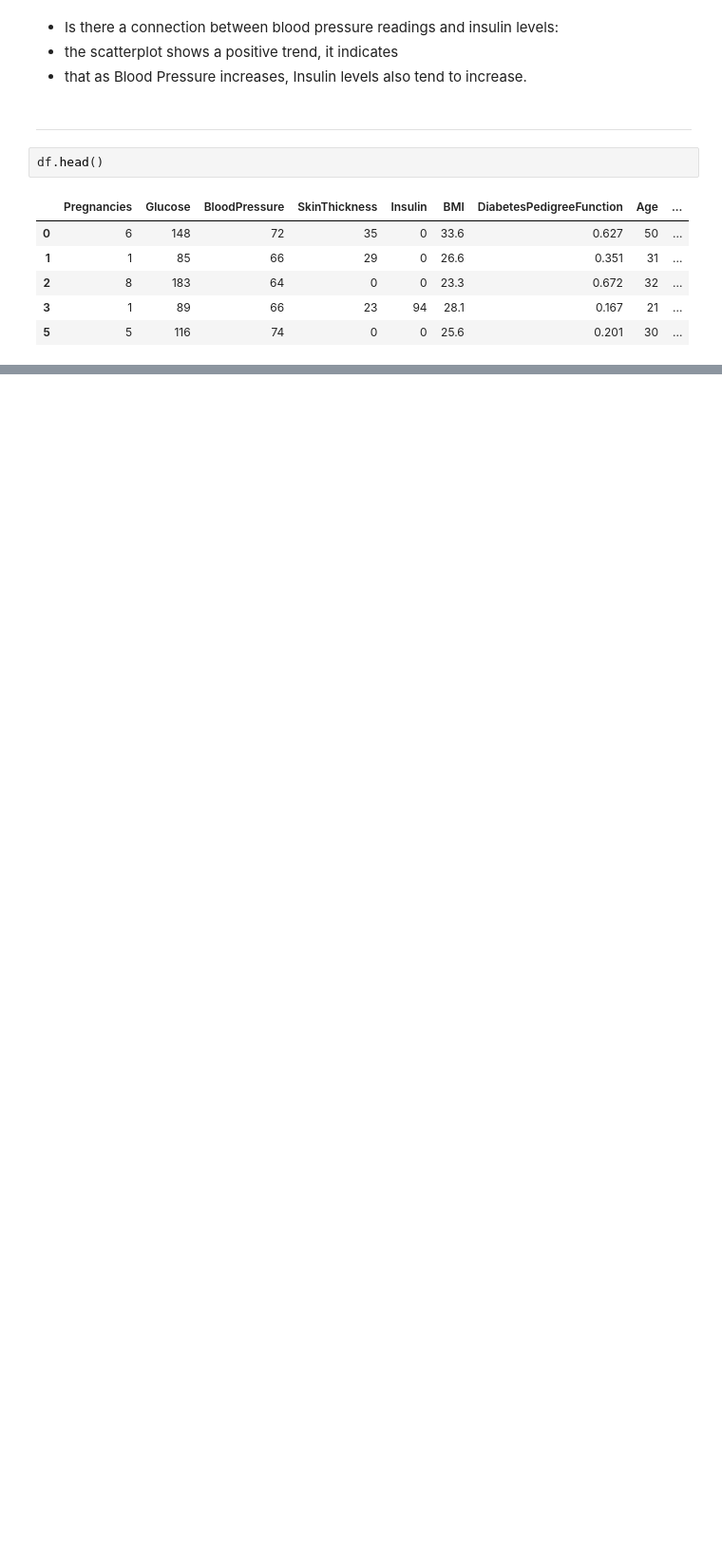
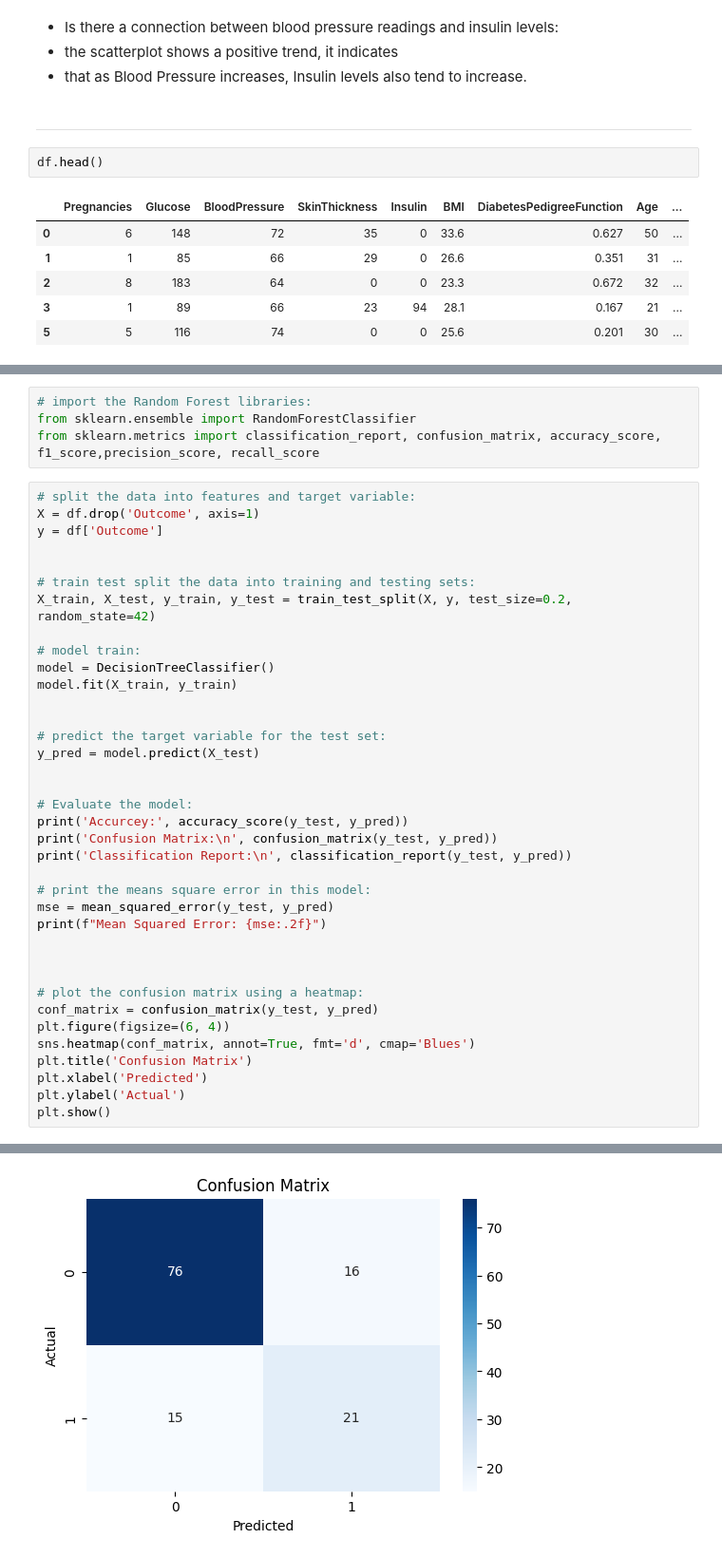
Before and after one commit to misbahkhattak718-pixel/Mentorship-Program--Devsil, a Jupyter notebook: Weekly Mini Projects/week 5/Diabetes_dataset_containing_patient_Health_indicators.ipynb, the cells around one changed output, grey strips where cells are left out. Shown at 95% size. Cells and saved outputs as stored; diff of their text form; blank space fills up the shorter version.

```diff
--- a/Weekly Mini Projects/week 5/Diabetes_dataset_containing_patient_Health_indicators.ipynb
+++ b/Weekly Mini Projects/week 5/Diabetes_dataset_containing_patient_Health_indicators.ipynb
@@ -847,0 +1005,42 @@ df.head()
+# %%
+# import the Random Forest libraries:
+from sklearn.ensemble import RandomForestClassifier
+from sklearn.metrics import classification_report, confusion_matrix, accuracy_score, f1_score,precision_score, recall_score
+# %%
+# split the data into features and target variable:
+X = df.drop('Outcome', axis=1)
+y = df['Outcome']
+
+
+# train test split the data into training and testing sets:
+X_train, X_test, y_train, y_test = train_test_split(X, y, test_size=0.2, random_state=42)
+
+# model train:
+model = DecisionTreeClassifier()
+model.fit(X_train, y_train)
+
+
+# predict the target variable for the test set:
+y_pred = model.predict(X_test)
+
+
+# Evaluate the model:
+print('Accurcey:', accuracy_score(y_test, y_pred))
+print('Confusion Matrix:\n', confusion_matrix(y_test, y_pred))
+print('Classification Report:\n', classification_report(y_test, y_pred))
+
+# print the means square error in this model:
+mse = mean_squared_error(y_test, y_pred)
+print(f"Mean Squared Error: {mse:.2f}")
+
+
+
+# plot the confusion matrix using a heatmap:
+conf_matrix = confusion_matrix(y_test, y_pred)
+plt.figure(figsize=(6, 4))
+sns.heatmap(conf_matrix, annot=True, fmt='d', cmap='Blues')
+plt.title('Confusion Matrix')
+plt.xlabel('Predicted')
+plt.ylabel('Actual')
+plt.show()
+# %% [output]
@@ -847,0 +1062 @@ df.head()
+[figure, added]
```
Also changed, not shown: parts of 28 cells of this notebook.
